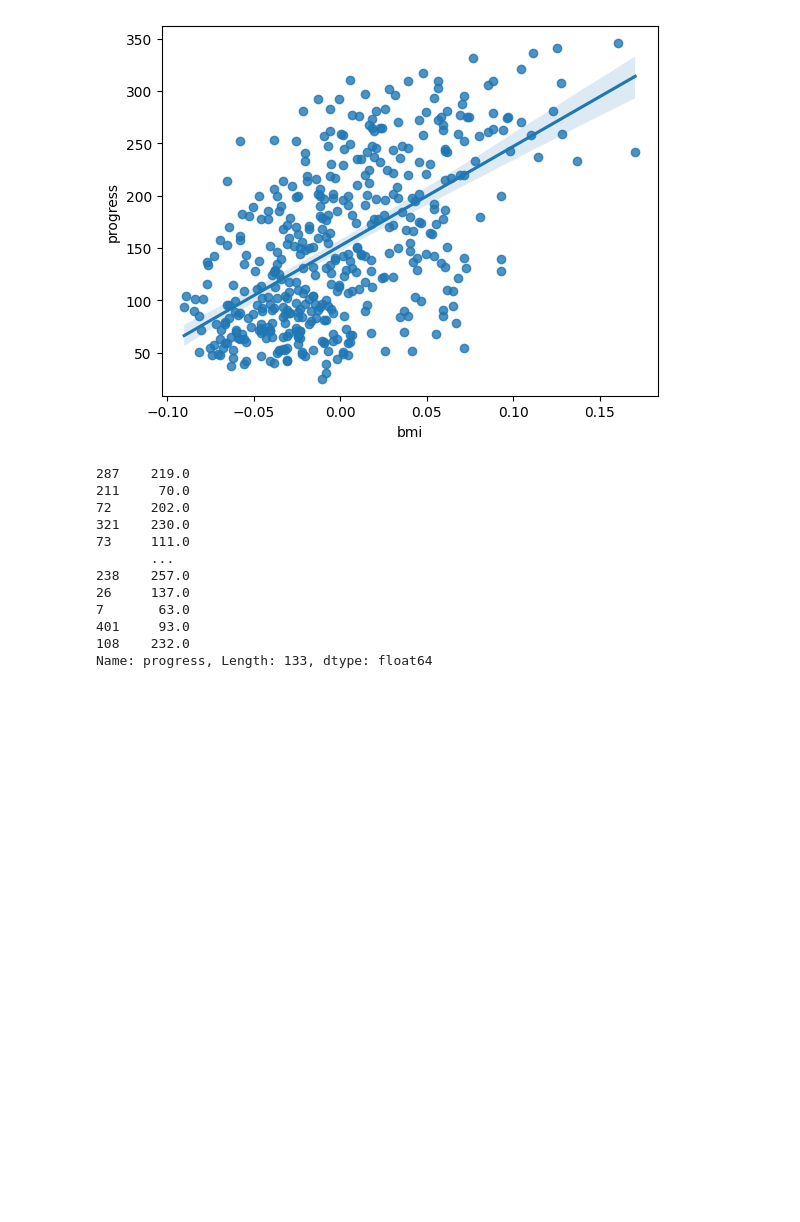
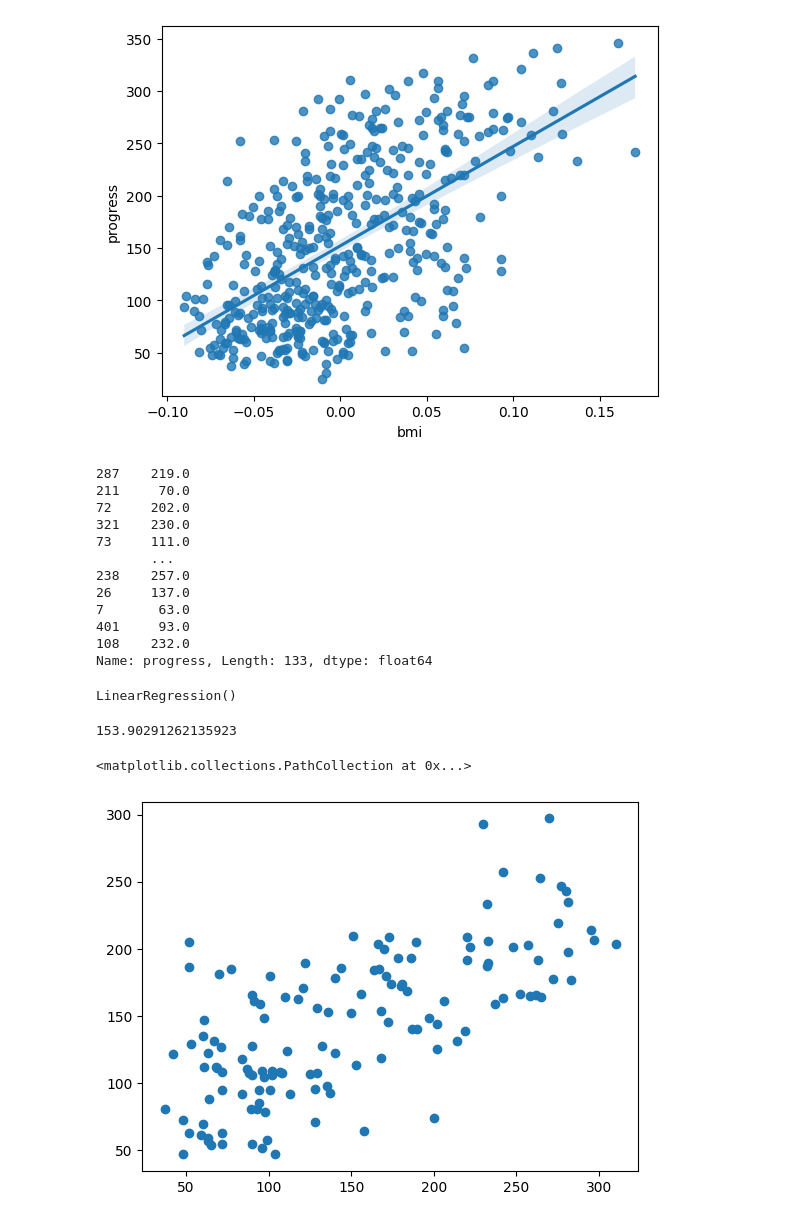
Before and after one commit to AryannSharmaa/Diabetes, a Jupyter notebook: linear_regression.ipynb, the cells around one changed output. Drawn from its saved outputs; the diff is of its cells as text; code cells hidden in the pictures; blank space fills up the shorter version.

Commit message:
trained with linear reg

```diff
--- a/linear_regression.ipynb
+++ b/linear_regression.ipynb
@@ -180,0 +183,17 @@ Name: progress, Length: 133, dtype: float64
+# %%
+reg=LinearRegression()
+# %%
+reg.fit(x_train,y_train)
+# %% [output]
+LinearRegression()
+# %%
+reg.intercept_
+# %% [output]
+153.90291262135923
+# %%
+pred=reg.predict(x_test)
+# %%
+plt.scatter(y_test,pred)
+# %% [output]
+<matplotlib.collections.PathCollection at 0x...>
+[figure, added]
```
Also changed, not shown: parts of 7 cells of this notebook.
